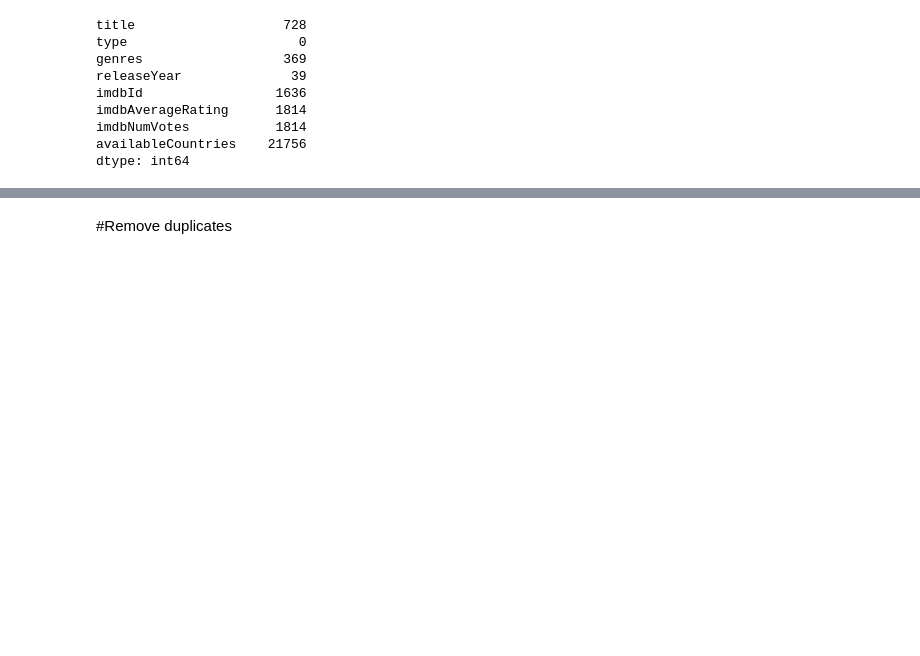
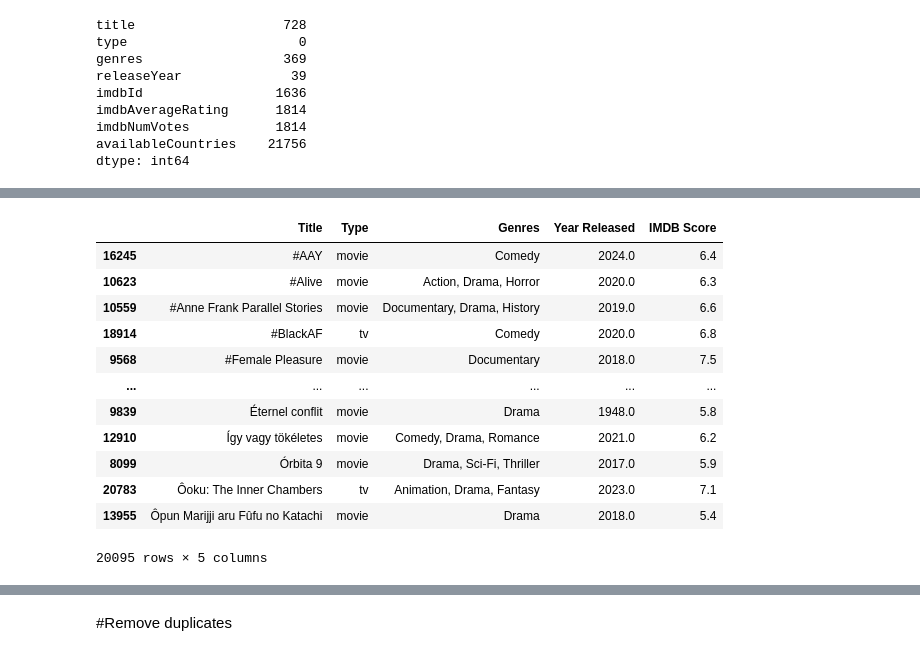
Before and after one commit to CindyWedd/DA1-Capstone, a Jupyter notebook: Netflix_capstone.ipynb.ipynb, the cells around one changed output, grey strips where cells are left out. Drawn from its saved outputs; the diff is of its cells as text; code cells hidden in the pictures; blank space fills up the shorter version.

```diff
--- a/Netflix_capstone.ipynb.ipynb
+++ b/Netflix_capstone.ipynb.ipynb
@@ -31,3 +33 @@ First_imdb_data
 df = pd.DataFrame(First_imdb_data)
-# %%
-df['releaseYear'] = df['releaseYear'].astype('Int64')
@@ -134,6 +138,6 @@ clean_imdb_data.rename(columns={'releaseYear': 'Year Released', 'imdbAverageRati
 #clean_imdb_data
 # %%
-df = df.dropna().reset_index(drop=True)
+df = df.dropna()
 # %%
 print(df)
 # %% [output]
@@ -185 +170,18 @@ df.sort_values(by='title', ascending=False)
+# %%
+#Sorting Titles Alphabetically - Foreign Characters last
+df.sort_values(by='Title', ascending=True)
+# %% [output]
+|  | Title | Type | Genres | Year Released | IMDB Score |
+| 16245 | #AAY | movie | Comedy | 2024.0 | 6.4 |
+| 10623 | #Alive | movie | Action, Drama, Horror | 2020.0 | 6.3 |
+| 10559 | #Anne Frank Parallel Stories | movie | Documentary, Drama, History | 2019.0 | 6.6 |
+| 18914 | #BlackAF | tv | Comedy | 2020.0 | 6.8 |
+| 9568 | #Female Pleasure | movie | Documentary | 2018.0 | 7.5 |
+| ... | ... | ... | ... | ... | ... |
+| 9839 | Éternel conflit | movie | Drama | 1948.0 | 5.8 |
+| 12910 | Így vagy tökéletes | movie | Comedy, Drama, Romance | 2021.0 | 6.2 |
+| 8099 | Órbita 9 | movie | Drama, Sci-Fi, Thriller | 2017.0 | 5.9 |
+| 20783 | Ôoku: The Inner Chambers | tv | Animation, Drama, Fantasy | 2023.0 | 7.1 |
+| 13955 | Ôpun Marijji aru Fûfu no Katachi | movie | Drama | 2018.0 | 5.4 |
+20095 rows × 5 columns
 # %%
```
Also changed, not shown: parts of 94 cells of this notebook, 9 other files.
